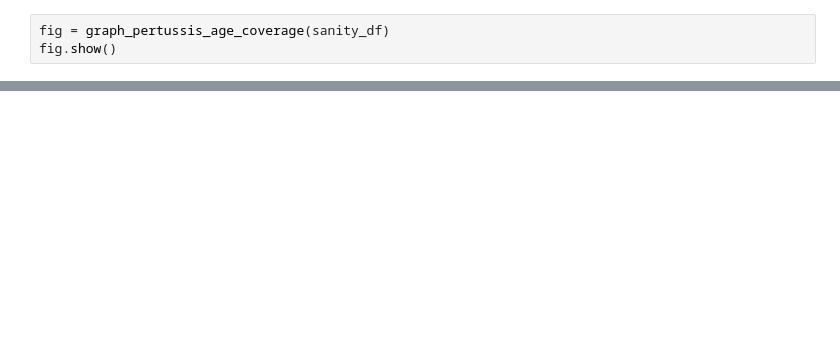
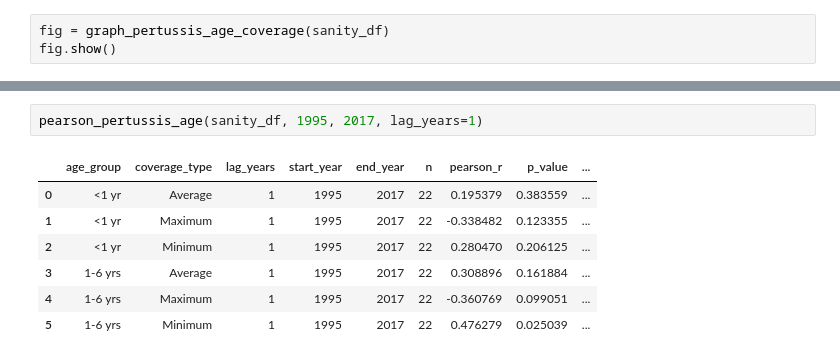
Before and after one commit to FusRaDa/biot670i_capstone_vaccination_project, a Jupyter notebook: rada_notebooks/12_pertussis_sanity_check.ipynb, the cells around one changed output, grey strips where cells are left out. Drawn from its saved outputs; the diff is of its cells as text; blank space fills up the shorter version.

```diff
--- a/rada_notebooks/12_pertussis_sanity_check.ipynb
+++ b/rada_notebooks/12_pertussis_sanity_check.ipynb
@@ -230,0 +307,10 @@ pearson_pertussis_age(
+# %%
+pearson_pertussis_age(sanity_df, 1995, 2017, lag_years=1)
+# %% [output]
+|  | age_group | coverage_type | lag_years | start_year | end_year | n | pearson_r | p_value | ... |
+| 0 | <1 yr | Average | 1 | 1995 | 2017 | 22 | 0.195379 | 0.383559 | ... |
+| 1 | <1 yr | Maximum | 1 | 1995 | 2017 | 22 | -0.338482 | 0.123355 | ... |
+| 2 | <1 yr | Minimum | 1 | 1995 | 2017 | 22 | 0.280470 | 0.206125 | ... |
+| 3 | 1-6 yrs | Average | 1 | 1995 | 2017 | 22 | 0.308896 | 0.161884 | ... |
+| 4 | 1-6 yrs | Maximum | 1 | 1995 | 2017 | 22 | -0.360769 | 0.099051 | ... |
+| 5 | 1-6 yrs | Minimum | 1 | 1995 | 2017 | 22 | 0.476279 | 0.025039 | ... |
```
Also changed, not shown: parts of 19 cells of this notebook.
